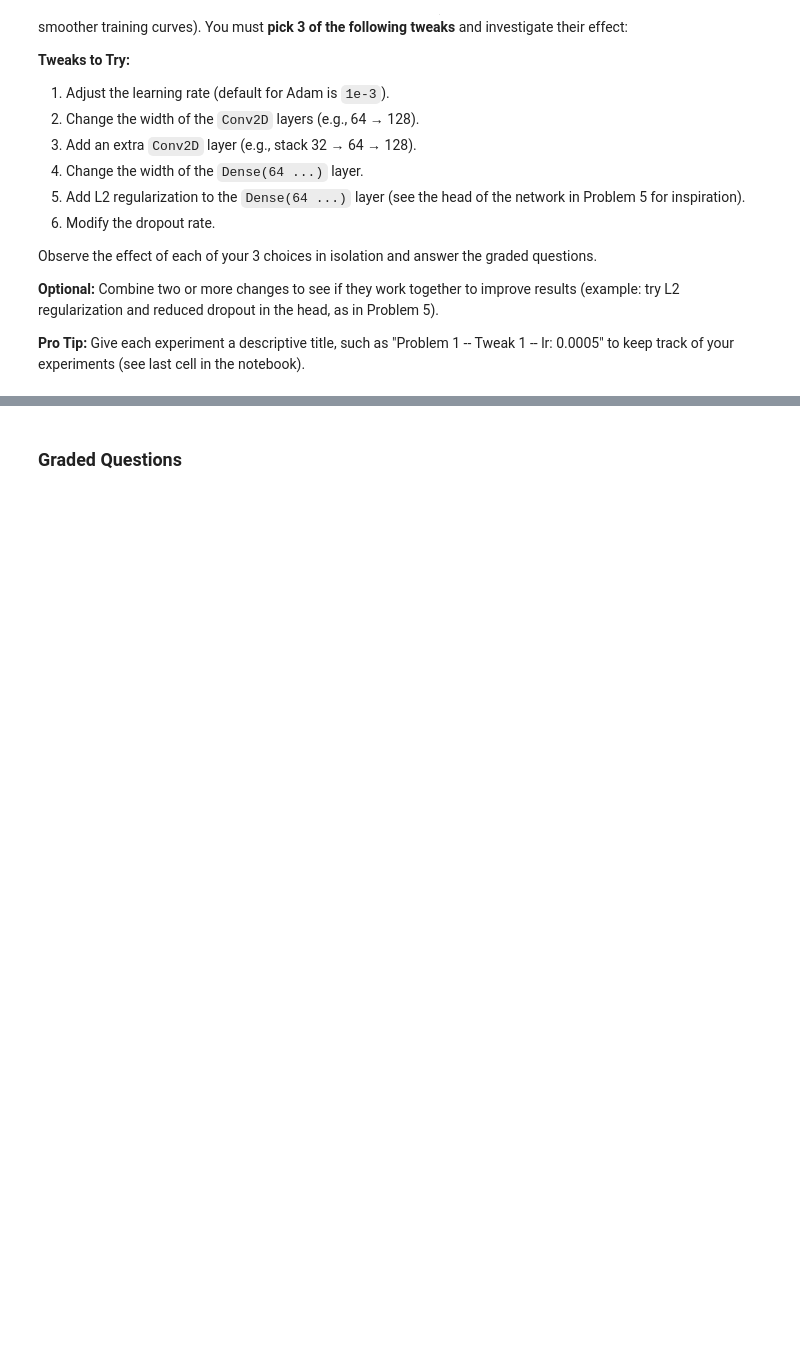
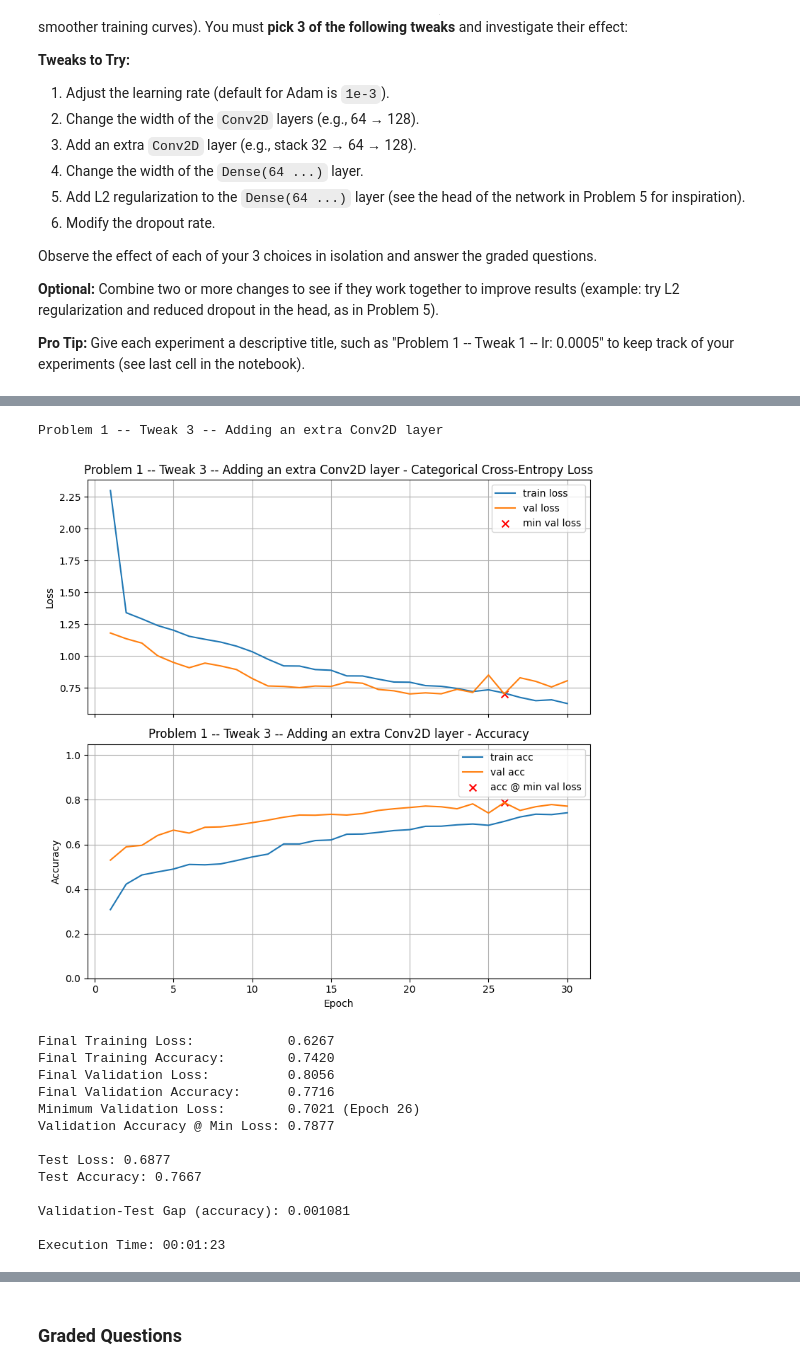
Before and after one commit to mwan30/Mod-7-Homework, a Jupyter notebook: Homework_04.ipynb, the cells around one changed output, grey strips where cells are left out. Saved outputs shown, nothing was run; the diff lists cells and outputs as text; code cells hidden in the pictures; blank space fills up the shorter version.

```diff
--- a/Homework_04.ipynb
+++ b/Homework_04.ipynb
@@ -369,0 +492,40 @@ Combine two or more changes to see if they work together to improve results (exa
+# %%
+# Adding an extra Conv2D layer
+
+he = initializers.HeNormal()                                # best initializer for relu
+
+model_xtracon= models.Sequential([
+    Input(shape=X_train.shape[1:]),
+
+    Conv2D(32, (3,3), activation="relu", kernel_initializer=he, padding="same"),
+    MaxPooling2D(2),
+
+    Conv2D(64, (3,3), activation="relu", kernel_initializer=he, padding="same"),
+    MaxPooling2D(2),
+
+    Conv2D(128, (3,3), activation="relu", kernel_initializer=he, padding="same"),
+    MaxPooling2D(2),
+
+    Flatten(),
+    Dense(64, activation="relu",kernel_initializer=he),
+    Dropout(0.5),
+    Dense(num_classes, activation="softmax")
+])
+
+train_and_test(model_xtracon,title="Problem 1 -- Tweak 3 -- Adding an extra Conv2D layer")
+# %% [output]
+Problem 1 -- Tweak 3 -- Adding an extra Conv2D layer
+[figure, added]
+Final Training Loss:            0.6267
+Final Training Accuracy:        0.7420
+Final Validation Loss:          0.8056
+Final Validation Accuracy:      0.7716
+Minimum Validation Loss:        0.7021 (Epoch 26)
+Validation Accuracy @ Min Loss: 0.7877
+
+Test Loss: 0.6877
+Test Accuracy: 0.7667
+
+Validation-Test Gap (accuracy): 0.001081
+
+Execution Time: 00:01:23
```
Also changed, not shown: parts of 17 cells of this notebook.
